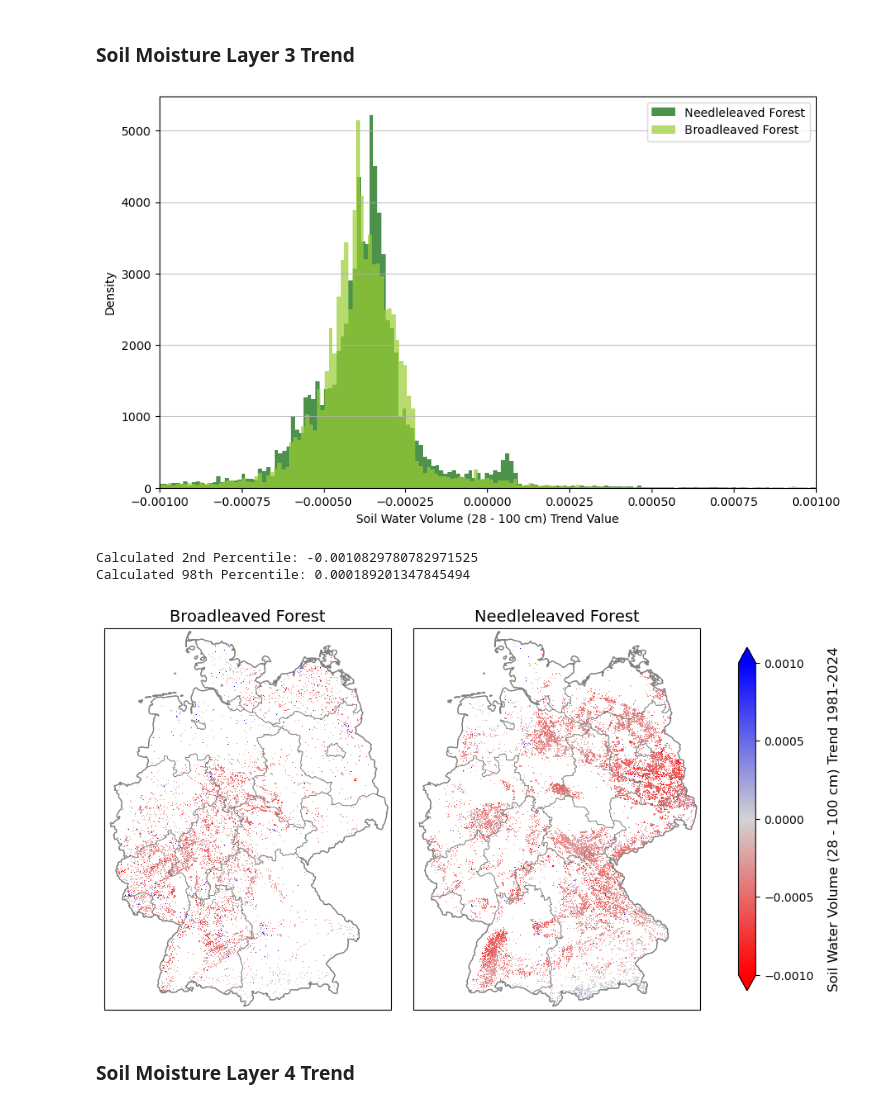
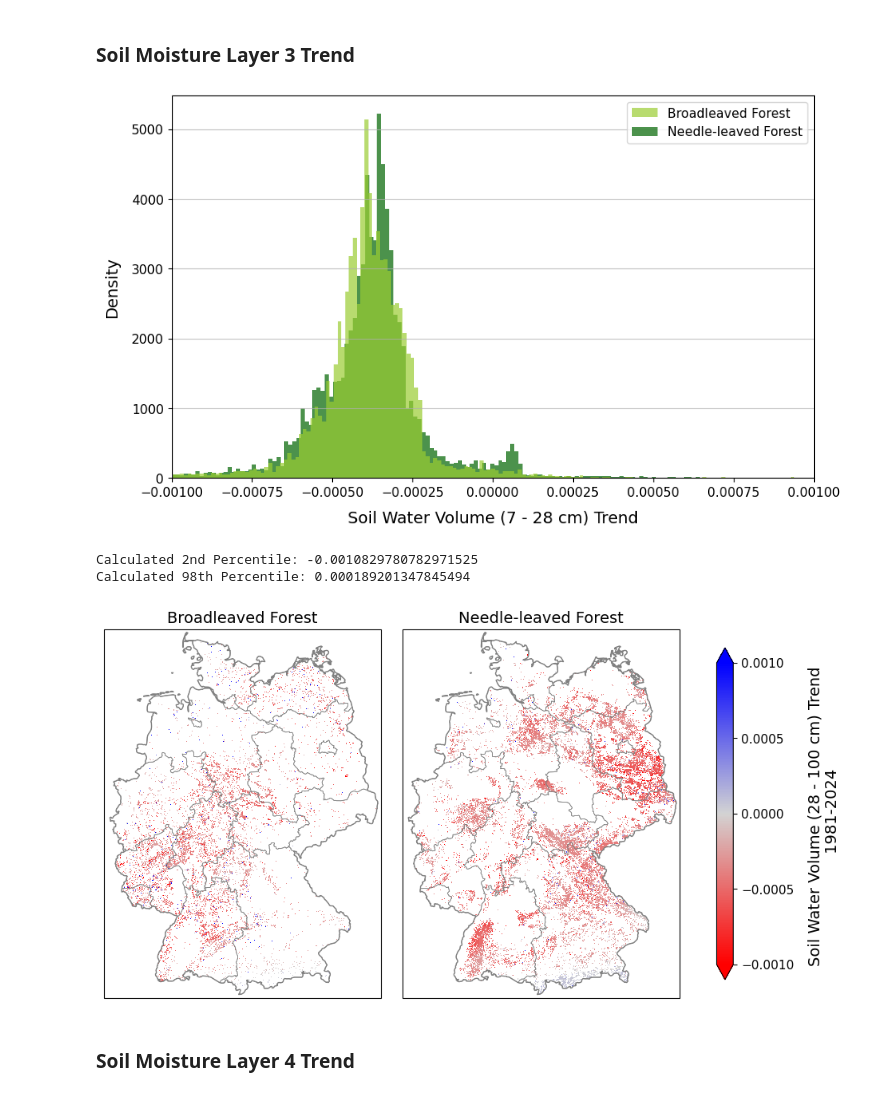
Before and after one commit to irishaake/Thesis_Msc, a Jupyter notebook: 36_Visualize_Results_Maps.ipynb, the cells around one changed output. Cells and saved outputs as stored; diff of their text form; code cells hidden in the pictures.

```diff
--- a/36_Visualize_Results_Maps.ipynb
+++ b/36_Visualize_Results_Maps.ipynb
@@ -918,21 +1023,39 @@ BL_vals = swvl3_BL.variables['swvl3'][:,:].values
 NL_vals = swvl3_NL.variables['swvl3'][:,:].values
 
 plt.figure(figsize=(10, 6))
+ax = plt.gca()
 
-plt.hist(NL_vals.flatten(), bins=10000, alpha=0.7, label='Needle-leaved Forest', color='darkgreen', density=True)
-plt.hist(BL_vals.flatten(), bins=10000, alpha=0.7, label='Broadleaved Forest', color='yellowgreen', density=True)
+ax.hist(NL_vals.flatten(), bins=10000, alpha=0.7, label='Needle-leaved Forest', color='darkgreen', density=True)
+ax.hist(BL_vals.flatten(), bins=10000, alpha=0.7, label='Broadleaved Forest', color='yellowgreen', density=True)
 
 # add labels
-plt.xlabel('Soil Water Volume (28 - 100 cm) Trend Value')
-plt.ylabel('Density')
-plt.legend(loc = 1)
+plt.xlabel('Soil Water Volume (28 - 100 cm) Trend', fontsize=14, labelpad=10)
+plt.ylabel('Density', fontsize=14, labelpad=10)
+
+# add labels
+plt.xlabel('Soil Water Volume (7 - 28 cm) Trend', fontsize=14, labelpad=10)
+plt.ylabel('Density', fontsize=14, labelpad=10)
+
+# get labels and handles
+handles, labels = ax.get_legend_handles_labels()
+
+# define order of elements in legend
+order = ['Broadleaved Forest', 'Needle-leaved Forest']
+reordered_handles = [handles[labels.index(l)] for l in order]
+reordered_labels = [l for l in order]
+
+# add legend
+plt.legend(reordered_handles, reordered_labels, loc=1, fontsize = 11)
+
 plt.grid(axis='y', alpha=0.75)
+plt.tick_params(axis='both', which='major', labelsize=11)
 
 plt.xlim(-0.001, 0.001)
 
+plt.savefig("./Figures/Soil_Water_3_Spatial_Trend_Histogram.png", bbox_inches="tight")
 plt.show()
 # %% [output]
-[figure, old version]
+[figure, new version]
 # %%
 # have a look at the percentiles
 # for both data combined
@@ -972,41 +1095,41 @@ cmap.set_bad(alpha = 0)
 vmin = -0.001
 vmax = 0.001
 
-# normalize data, set white at 0.0000 with TwoSlopeNorm
+# normalize data, set grey at 0.0000 with TwoSlopeNorm
 norm = TwoSlopeNorm(vmin=vmin, vcenter=0.0, vmax=vmax)
 
 # plot side by side
 fig, axes = plt.subplots(1, 2, figsize=(12, 6), subplot_kw={'projection': projUTM}, gridspec_kw={"wspace": 0.01})
 for ax, data, title in zip(axes, [BL, NL], ['Broadleaved Forest', 'Needle-leaved Forest']):
     # set extent
     ax.set_extent([5.9, 14.65, 47.2, 55], crs=projPC)
 
     # plot data
     im = ax.pcolormesh(
         lons, lats, data,
         cmap=cmap,
         norm=norm,
         transform=projPC,
         shading = "auto"
     )
 
     # plot borders
     ger_states.boundary.plot(ax=ax, edgecolor = "grey", linewidth = 0.5, transform=projUTM)
     ger_border.boundary.plot(ax=ax, edgecolor = "grey", linewidth = 1, transform=projUTM)
 
     ax.set_title(f"{title}", fontsize = 14)
 
 # add colorbar
 cbar = plt.colorbar(im, ax=axes, orientation='vertical', shrink=0.9, pad=0.05, extend = "both")
-cbar.set_label("Soil Water Volume (28 - 100 cm) Trend 1981-2024", fontsize = 12, labelpad = 12)
+cbar.set_label("Soil Water Volume (28 - 100 cm) Trend \n 1981-2024", fontsize = 14, labelpad = 12)
 cbar.set_ticks(np.linspace(vmin, vmax, 5))
-cbar.ax.tick_params(labelsize=10)
+cbar.ax.tick_params(labelsize=11)
 
 plt.tight_layout()
 plt.savefig("./Figures/Soil_Water_3_Spatial_Trend.png", bbox_inches="tight")
 plt.show()
 # %% [output]
-[figure, old version]
+[figure, new version]
 # %% [markdown]
 ### Soil Moisture Layer 4 Trend
 # %%
```
Also changed, not shown: parts of 28 cells of this notebook.
